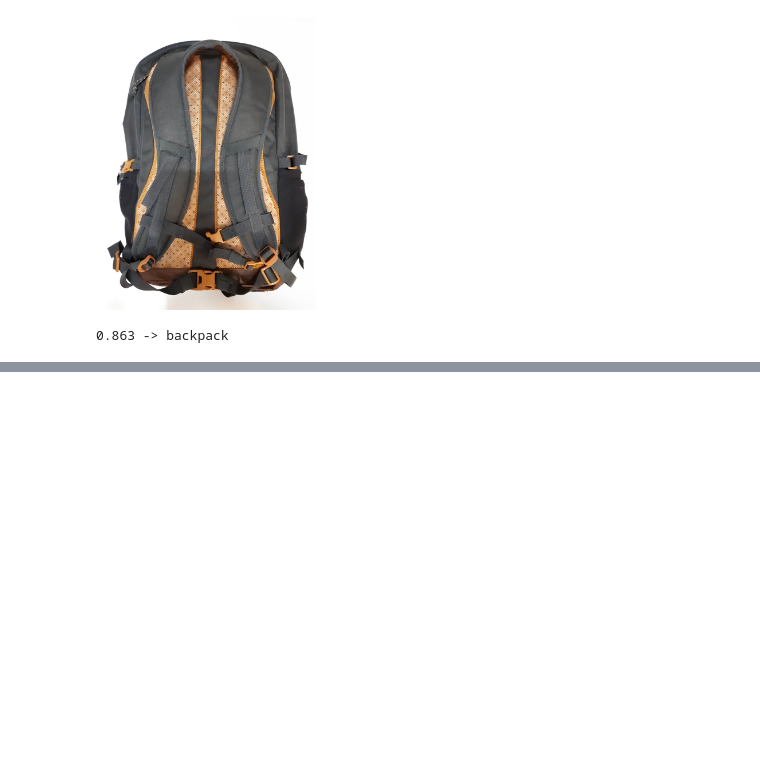
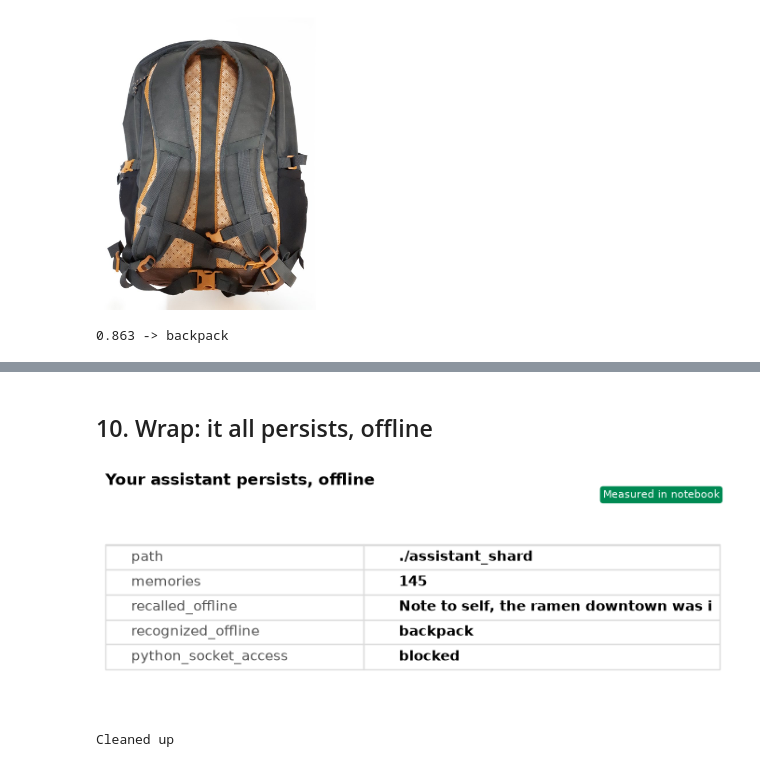
Before and after one commit to Dylancouzon/on-device-memory-course, a Jupyter notebook: L6/L6.ipynb, the cells around one changed output, grey strips where cells are left out. Cells and saved outputs as stored; diff of their text form; code cells hidden in the pictures; blank space fills up the shorter version.

```diff
--- a/L6/L6.ipynb
+++ b/L6/L6.ipynb
@@ -219,0 +223,28 @@ Cleaned up
+# %%
+def recall(question, limit=3):
+    text_hits = shard.query(
+        QueryRequest(
+            query=Query.Nearest(embed_query(question), using="text"),
+            limit=limit,
+            with_payload=True,
+        )
+    )
+    image_hits = shard.query(
+        QueryRequest(
+            query=Query.Nearest(embed_query_clip(question), using="image"),
+            limit=limit,
+            with_payload=True,
+        )
+    )
+    return {
+        "Photos": [h for h in image_hits
+                   if h.payload.get("source_type") == "photo"][:1],
+        "Voice Notes": [h for h in text_hits
+                        if h.payload.get("source_type") == "voice"],
+        "Text Notes": [h for h in text_hits
+                       if h.payload.get("source_type") == "text"],
+    }
+
+
+hits = recall("the ramen place downtown")
+memory_inbox(hits, "../data/images")
@@ -219,0 +265,28 @@ Cleaned up
+# %% [markdown]
+## 10. Wrap: it all persists, offline
+# %%
+from helper import no_network, receipt_table
+
+before = shard.info().points_count
+shard.close()
+with no_network():
+    shard = EdgeShard.load("./assistant_shard")
+    hits = recall("the ramen place downtown")
+    top, known, _ = recognize("../data/objects/backpack_2.jpg")
+
+receipt_table([
+    ("path", "./assistant_shard"),
+    ("memories", before),
+    ("recalled_offline", hits["Voice Notes"][0].payload["transcript"][:38]),
+    ("recognized_offline", top.payload["label"] if known else "UNKNOWN"),
+    ("python_socket_access", "blocked"),
+], title="Your assistant persists, offline")
+# %% [output]
+[figure, added]
+# %%
+cleanup(shard, "./assistant_shard")
+for f in ["webcam_view1.jpg", "webcam_query.jpg"]:
+    Path(f).unlink(missing_ok=True)
+print("Cleaned up")
+# %% [output]
+Cleaned up
```
Also changed, not shown: parts of 9 cells of this notebook, 24 other files.
